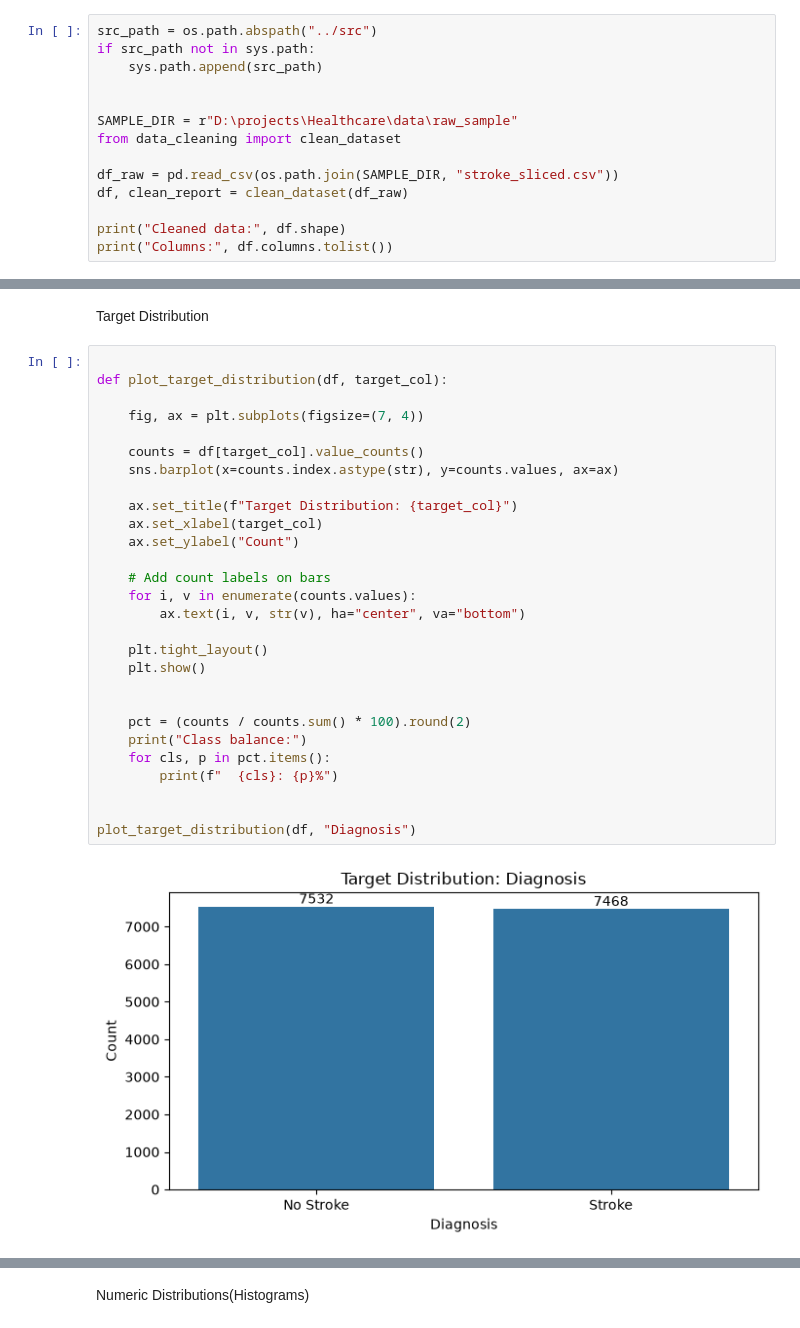
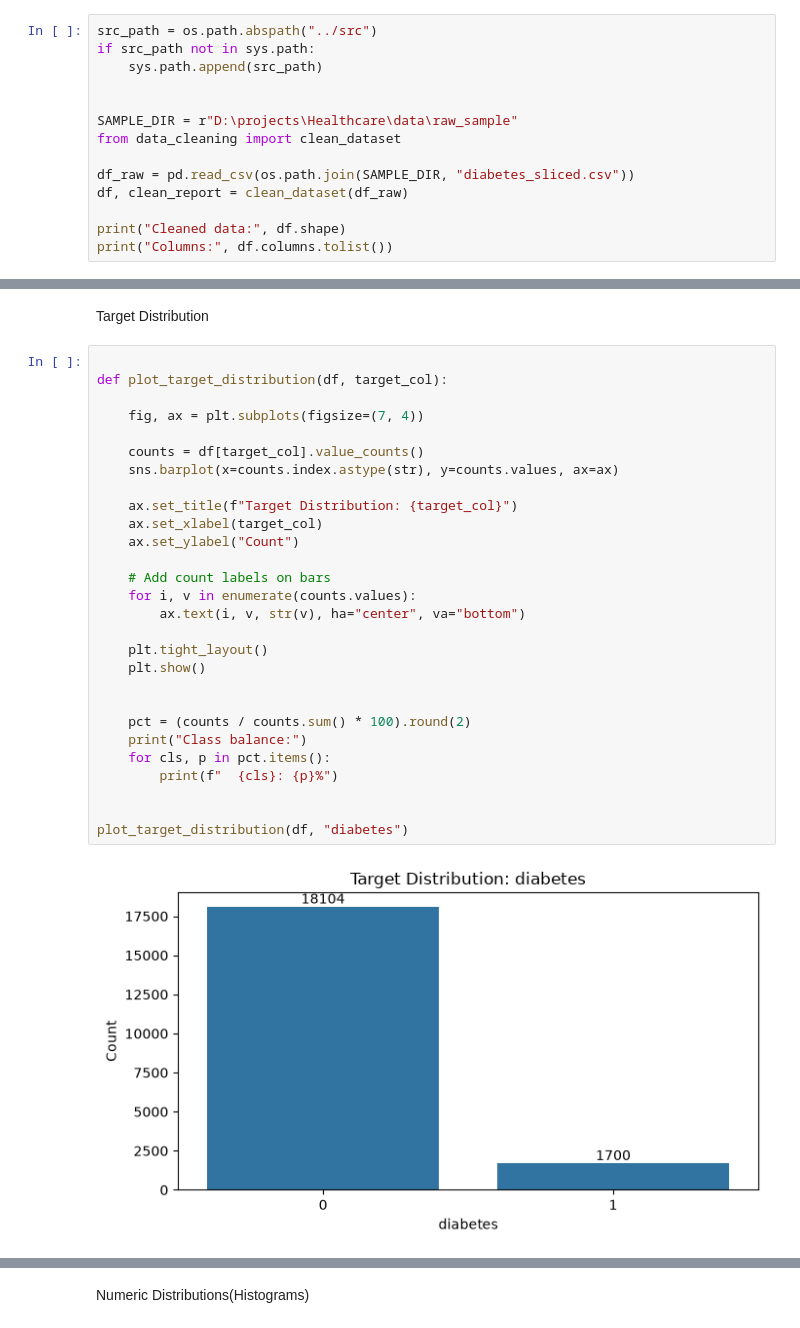
Before and after one commit to rahavendran98/Dynamic-Healthcare-Analytics-Prediction-Platform, a Jupyter notebook: notebooks/eda.ipynb, the cells around one changed output, grey strips where cells are left out. Cells and saved outputs as stored; diff of their text form.

```diff
--- a/notebooks/eda.ipynb
+++ b/notebooks/eda.ipynb
@@ -17,7 +17,7 @@ if src_path not in sys.path:
 SAMPLE_DIR = r"D:\projects\Healthcare\data\raw_sample"
 from data_cleaning import clean_dataset
 
-df_raw = pd.read_csv(os.path.join(SAMPLE_DIR, "stroke_sliced.csv"))
+df_raw = pd.read_csv(os.path.join(SAMPLE_DIR, "diabetes_sliced.csv"))
 df, clean_report = clean_dataset(df_raw)
 
 print("Cleaned data:", df.shape)
@@ -103,31 +105,31 @@ Target Distribution
 # %%
 
 def plot_target_distribution(df, target_col):
 
     fig, ax = plt.subplots(figsize=(7, 4))
 
     counts = df[target_col].value_counts()
     sns.barplot(x=counts.index.astype(str), y=counts.values, ax=ax)
 
     ax.set_title(f"Target Distribution: {target_col}")
     ax.set_xlabel(target_col)
     ax.set_ylabel("Count")
 
     # Add count labels on bars
     for i, v in enumerate(counts.values):
         ax.text(i, v, str(v), ha="center", va="bottom")
 
     plt.tight_layout()
     plt.show()
 
 
     pct = (counts / counts.sum() * 100).round(2)
     print("Class balance:")
     for cls, p in pct.items():
         print(f"  {cls}: {p}%")
 
 
-plot_target_distribution(df, "Diagnosis")
+plot_target_distribution(df, "diabetes")
 # %% [output]
-[figure, old version]
+[figure, new version]
 Class balance:
```
Also changed, not shown: parts of 9 cells of this notebook, 7 other files.
